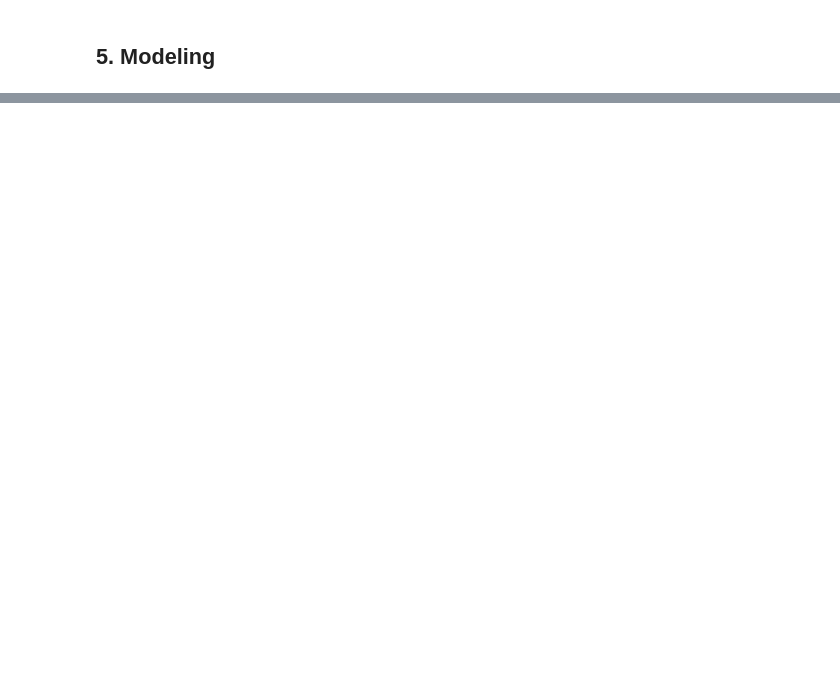
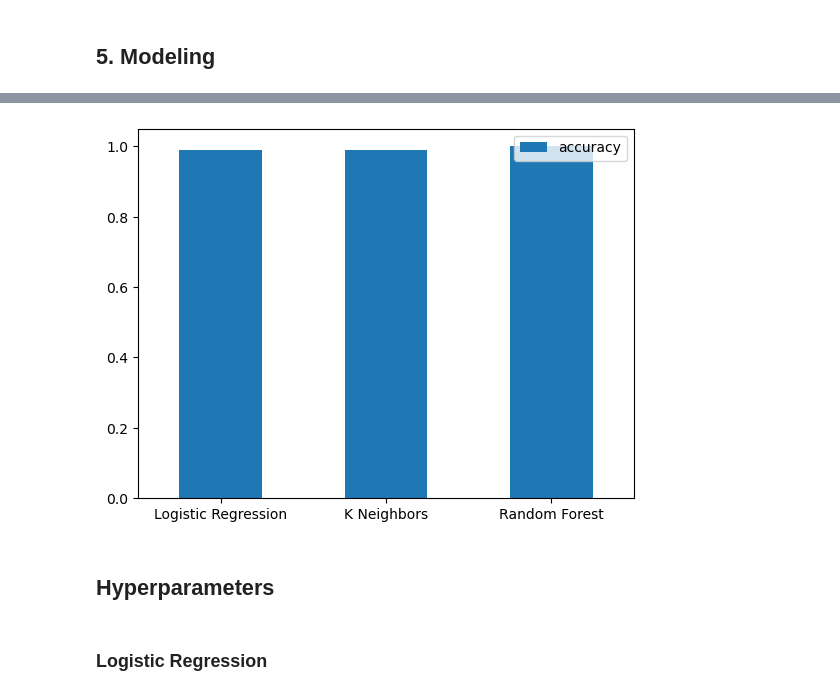
Before and after one commit to NguyenN95/Breast-Cancer-Classification, a Jupyter notebook: solution.ipynb, the cells around one changed output, grey strips where cells are left out. Saved outputs shown, nothing was run; the diff lists cells and outputs as text; code cells hidden in the pictures; blank space fills up the shorter version.

```diff
--- a/solution.ipynb
+++ b/solution.ipynb
@@ -188,0 +209,2 @@ plt.yticks([0, 1], labels=["Benign", "Malignant"]);
+# %%
+X, y = df.drop(columns=["diagnosis"]), df["diagnosis"]
@@ -188,0 +221,23 @@ plt.yticks([0, 1], labels=["Benign", "Malignant"]);
+# %%
+from sklearn.linear_model import LogisticRegression
+from sklearn.neighbors import KNeighborsClassifier
+from sklearn.ensemble import RandomForestClassifier
+
+models = {
+    "Logistic Regression": LogisticRegression(),
+    "K Neighbors": KNeighborsClassifier(),
+    "Random Forest": RandomForestClassifier()
+}
+
+def fit_and_score(models, X_train, y_train, X_test, y_test):
+    np.random.seed(7)
+
+    model_scores = {}
+
+    for model_name, model in models.items():
+        model.fit(X_train, y_train)
+        model_scores[model_name] = model.score(X_test, y_test)
+    return model_scores
+# %%
+model_scores = fit_and_score(models, X_train, y_train, X_valid, y_valid)
+model_scores
@@ -188,0 +255,9 @@ plt.yticks([0, 1], labels=["Benign", "Malignant"]);
+# %%
+model_compare = pd.DataFrame(model_scores, index=["accuracy"])
+model_compare.T.plot.bar(rot=0);
+# %% [output]
+[figure, added]
+# %% [markdown]
+## Hyperparameters
+# %% [markdown]
+### Logistic Regression
```
Also changed, not shown: parts of 60 cells of this notebook, 1 other file.
